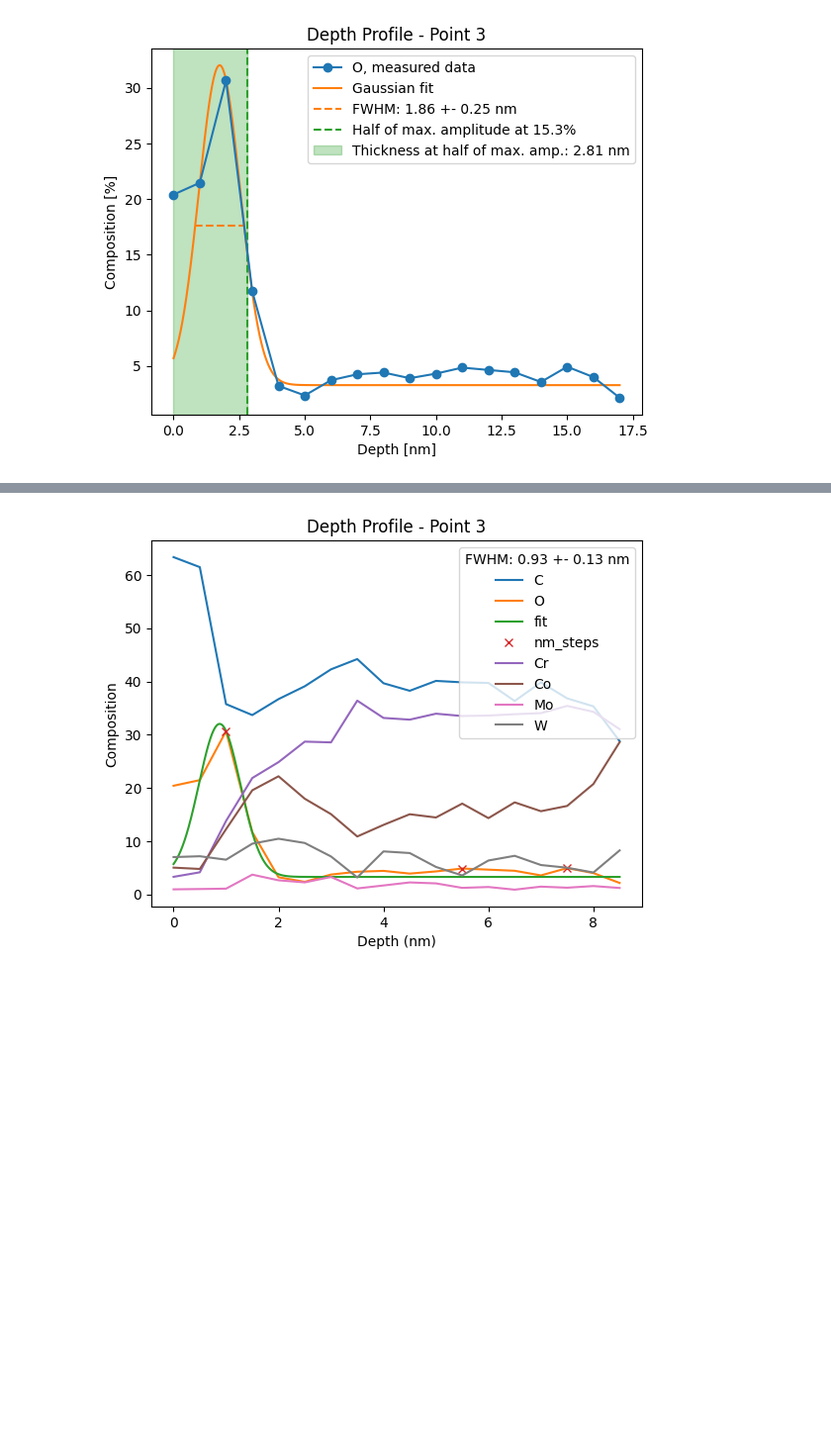
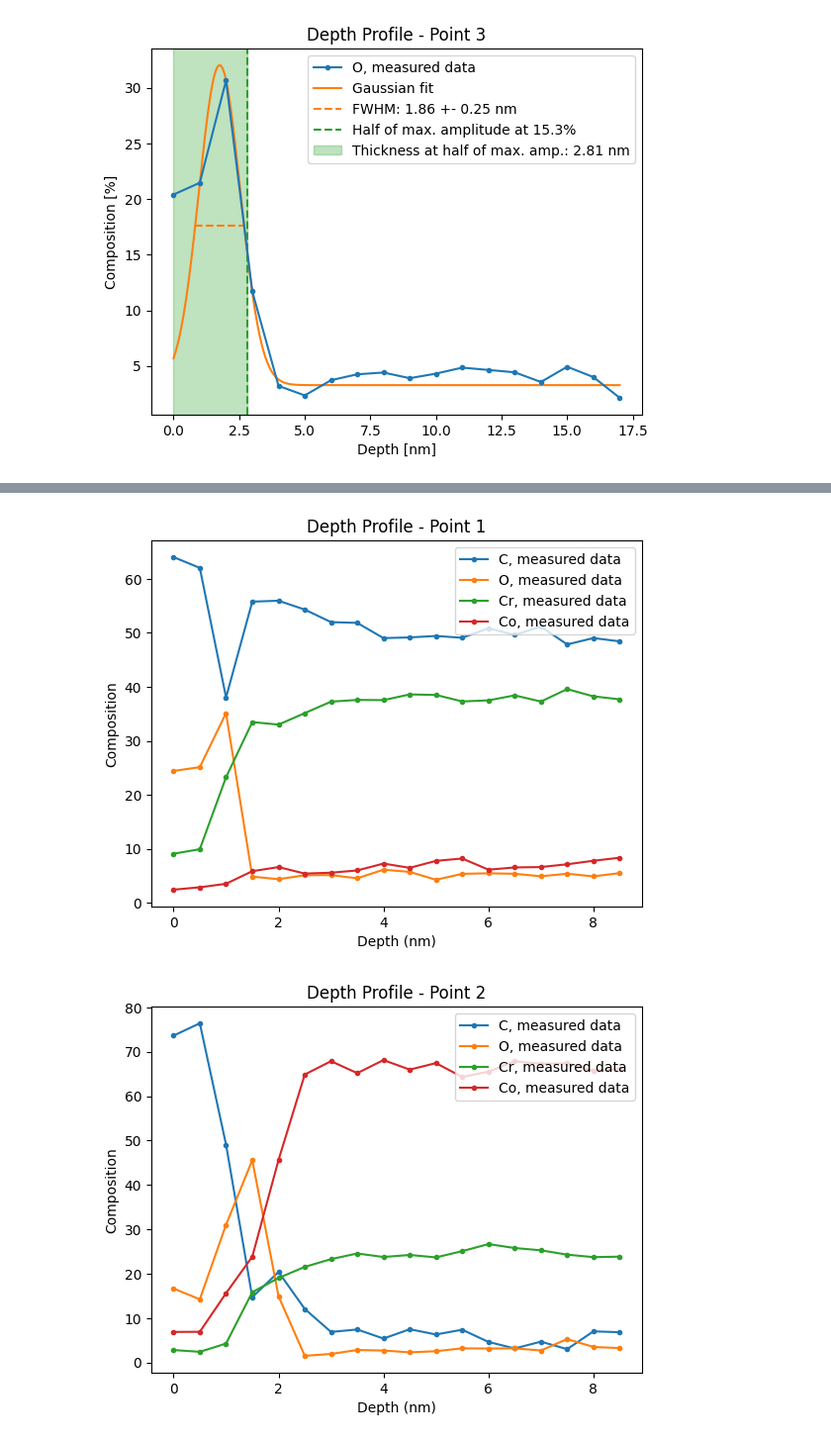
Before and after one commit to konsdibons/EPFL-MSE-351-Surface-analysis, a Jupyter notebook: evaluation.ipynb, the cells around one changed output, grey strips where cells are left out. Shown: that part at 99% size. Drawn from its saved outputs; the diff is of its cells as text; code cells hidden in the pictures; blank space fills up the shorter version.

Commit message:
sputter point is now overview

```diff
--- a/evaluation.ipynb
+++ b/evaluation.ipynb
@@ -73,7 +73,7 @@ for i,df in enumerate([df_firstPointSputtering,df_secondPointSputtering,df_third
     plt.figure()
     for column in df.columns:
         if column == "O":
-            plt.plot(nm_steps, df[column], label=f'{column}, measured data', zorder=100, marker="o")
+            plt.plot(nm_steps, df[column], label=f'{column}, measured data', zorder=100, marker=".")
         if column == "O":
             peaks, properties = find_peaks(df[column],  prominence=1,)
 
@@ -111,26 +111,22 @@ for i,df in enumerate([df_firstPointSputtering,df_secondPointSputtering,df_third
 
             # plt.plot(nm_steps[peaks], df[column][peaks], "x", label="nm_steps")
 
-
             # Interpolate the data
             interp_data = np.interp(nm_steps_interp, nm_steps, df[column])
 
             # Plot the interpolated data
             # plt.plot(nm_steps_interp, interp_data, label=f'{column} Interpolated')
 
-
             hmfall = walker(interp_data, np.argmax(interp_data), 0.5)
             plt.axvline(nm_steps_interp[hmfall], color='tab:green', linestyle='--', label=f'Half of max. amplitude at {interp_data[hmfall]:.3}%')
 
             plt.axvspan(0,nm_steps_interp[hmfall], alpha=0.3, color='tab:green', label=f'Thickness at half of max. amp.: {nm_steps_interp[hmfall]} nm')
 
-
-
     plt.xlabel('Depth [nm]')
     plt.ylabel('Composition [%]')
     plt.title(f'Depth Profile - Point {i+1}')
     plt.legend(loc='upper right')
-    plt.savefig(f'sputter_point{i+1}.png', dpi=1200)  # Saves the figure as a PNG file with a DPI of 300
+    plt.savefig(f'sputter_oxygen_point{i+1}.png', dpi=1200)  # Saves the figure as a PNG file with a DPI of 300
     plt.show()
 # %% [output]
 [figure]
@@ -186,42 +135,19 @@ plt.show()
 # %%
-#%% POINT 3 SPUTTERING
-# Creating an array for the x-axis (0.5 nm steps)
-nm_steps = np.array([i * 0.5 for i in range(df_thirdPointSputtering.shape[0])])
+for i,df in enumerate([df_firstPointSputtering,df_secondPointSputtering,df_thirdPointSputtering]):
+    # Creating an array for the x-axis (0.5 nm steps)
+    nm_steps = np.array([i * 0.5 for i in range(df.shape[0])])
 
-# Plotting the line graph
-plt.figure()
-for column in df_thirdPointSputtering.columns:
-    plt.plot(nm_steps, df_thirdPointSputtering[column], label=column)
+    # Plotting the line graph
+    plt.figure()
+    for column in df.columns:
+        plt.plot(nm_steps, df[column], label=f'{column}, measured data', marker=".")
 
-    if column == "O":
-        peaks, properties = find_peaks(df_thirdPointSputtering[column],  prominence=1,)
-
-        # Fit a Gaussian to the highest peak
-        peak_heights = df_thirdPointSputtering[column][peaks]
-        max_peak_index = peak_heights.idxmax()
-
-        # Select data to the right of the peak
-        x_data_to_fit = nm_steps[max_peak_index-1:max_peak_index+6]
-        y_data_to_fit = df_thirdPointSputtering[column][max_peak_index-1:max_peak_index+6]
-
-        popt, pcov = curve_fit(gauss, x_data_to_fit, y_data_to_fit, p0=[min(y_data_to_fit), max(peak_heights), nm_steps[max_peak_index], 0.1])
-        perr = np.sqrt(np.diag(pcov))
-
-        # Increase resolution by creating more points for x_data
-        x_data_high_res = np.linspace(nm_steps.min(), nm_steps.max(), len(nm_steps) * 100)
-
-        # Plot the fitted Gaussian with higher resolution
-        plt.plot(x_data_high_res, gauss(x_data_high_res, *popt), label=f'fit')
-
-        fwhm = abs(2*np.sqrt(2*np.log(2))*popt[3])
-        fwhm_err = 2*np.sqrt(2*np.log(2))*3*perr[3]
-
-        plt.plot(nm_steps[peaks], df_thirdPointSputtering[column][peaks], "x", label="nm_steps")
-
-plt.xlabel('Depth (nm)')
-plt.ylabel('Composition')
-plt.title('Depth Profile - Point 3')
-plt.legend(loc='upper right',title='FWHM: {:.2f} +- {:.2f} nm'.format(fwhm, fwhm_err))
-plt.show()
+    plt.xlabel('Depth (nm)')
+    plt.ylabel('Composition')
+    plt.title(f'Depth Profile - Point {i+1}')
+    plt.legend(loc='upper right')
+    plt.savefig(f'sputter_point{i+1}.png', dpi=1200)  # Saves the figure as a PNG file with a DPI of 300
+    plt.show()
 # %% [output]
-[figure, old version]
+[figure, new version]
+[figure, added]
```
Also changed, not shown: parts of 5 cells of this notebook, 3 other files.
